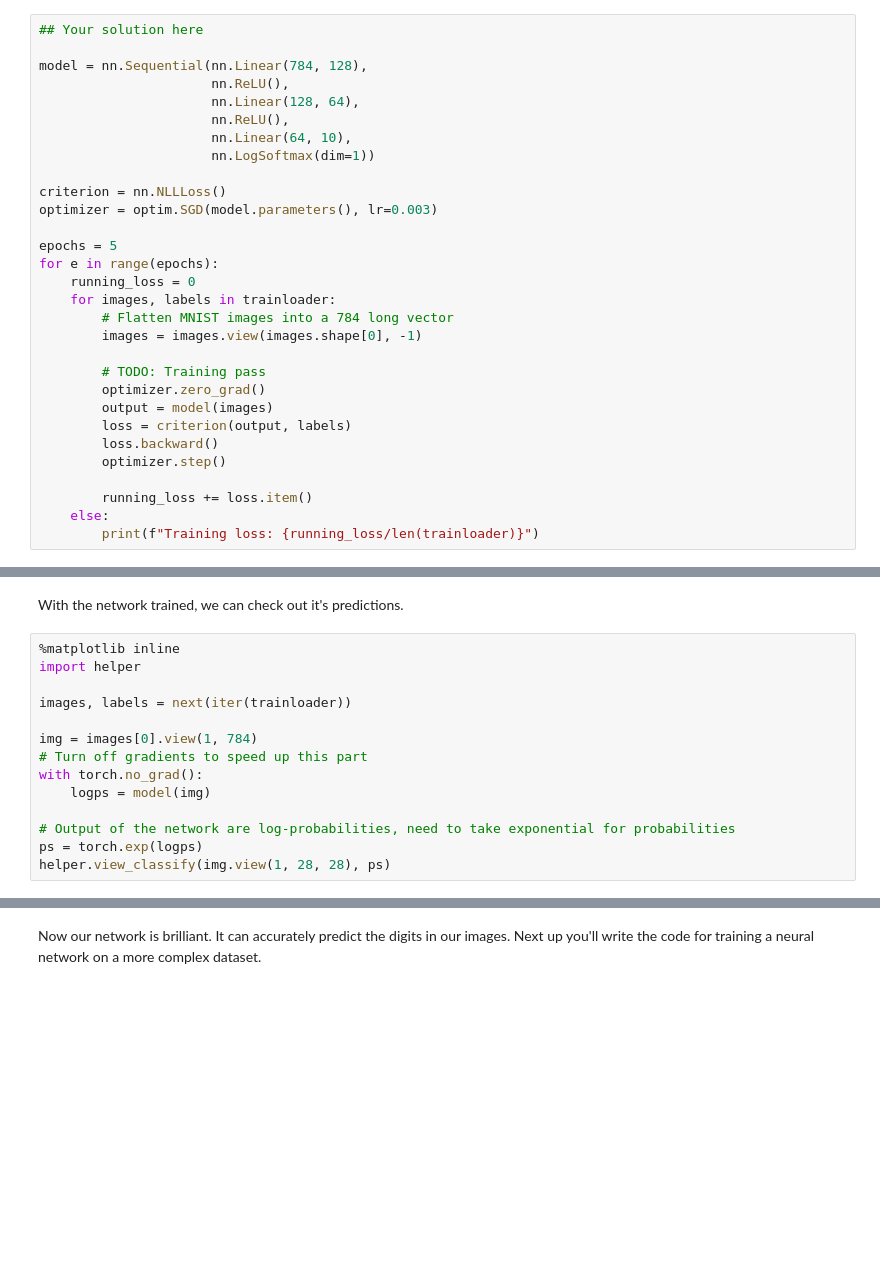
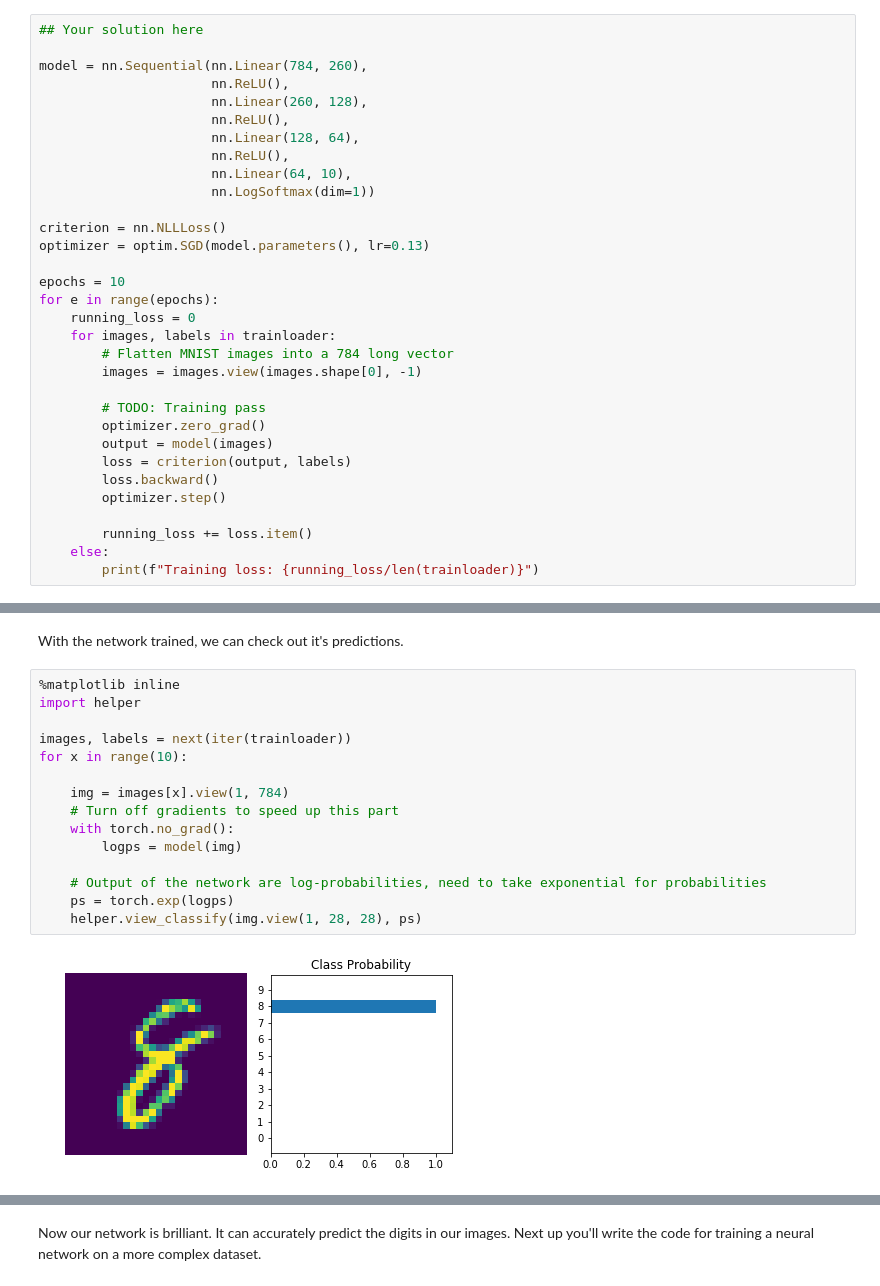
Before and after one commit to avijit2527/UdacityPytorch, a Jupyter notebook: intro-to-pytorch/Part 3 - Training Neural Networks (Exercises).ipynb, the cells around one changed output, grey strips where cells are left out. Cells and saved outputs as stored; diff of their text form; blank space fills up the shorter version.

```diff
--- a/intro-to-pytorch/Part 3 - Training Neural Networks (Exercises).ipynb
+++ b/intro-to-pytorch/Part 3 - Training Neural Networks (Exercises).ipynb
@@ -306,7 +307,9 @@ Now we'll put this algorithm into a loop so we can go through all the images. So
 # %%
 ## Your solution here
 
-model = nn.Sequential(nn.Linear(784, 128),
+model = nn.Sequential(nn.Linear(784, 260),
+                      nn.ReLU(),
+                      nn.Linear(260, 128),
                       nn.ReLU(),
                       nn.Linear(128, 64),
                       nn.ReLU(),
@@ -314,9 +317,9 @@ model = nn.Sequential(nn.Linear(784, 128),
                       nn.LogSoftmax(dim=1))
 
 criterion = nn.NLLLoss()
-optimizer = optim.SGD(model.parameters(), lr=0.003)
+optimizer = optim.SGD(model.parameters(), lr=0.13)
 
-epochs = 5
+epochs = 10
 for e in range(epochs):
     running_loss = 0
     for images, labels in trainloader:
@@ -344,14 +381,17 @@ With the network trained, we can check out it's predictions.
 # %%
 %matplotlib inline
 import helper
 
 images, labels = next(iter(trainloader))
+for x in range(10):
 
-img = images[0].view(1, 784)
-# Turn off gradients to speed up this part
-with torch.no_grad():
-    logps = model(img)
+    img = images[x].view(1, 784)
+    # Turn off gradients to speed up this part
+    with torch.no_grad():
+        logps = model(img)
 
-# Output of the network are log-probabilities, need to take exponential for probabilities
-ps = torch.exp(logps)
-helper.view_classify(img.view(1, 28, 28), ps)
+    # Output of the network are log-probabilities, need to take exponential for probabilities
+    ps = torch.exp(logps)
+    helper.view_classify(img.view(1, 28, 28), ps)
+# %% [output]
+[figure, added]
```
Also changed, not shown: parts of 12 cells of this notebook.
